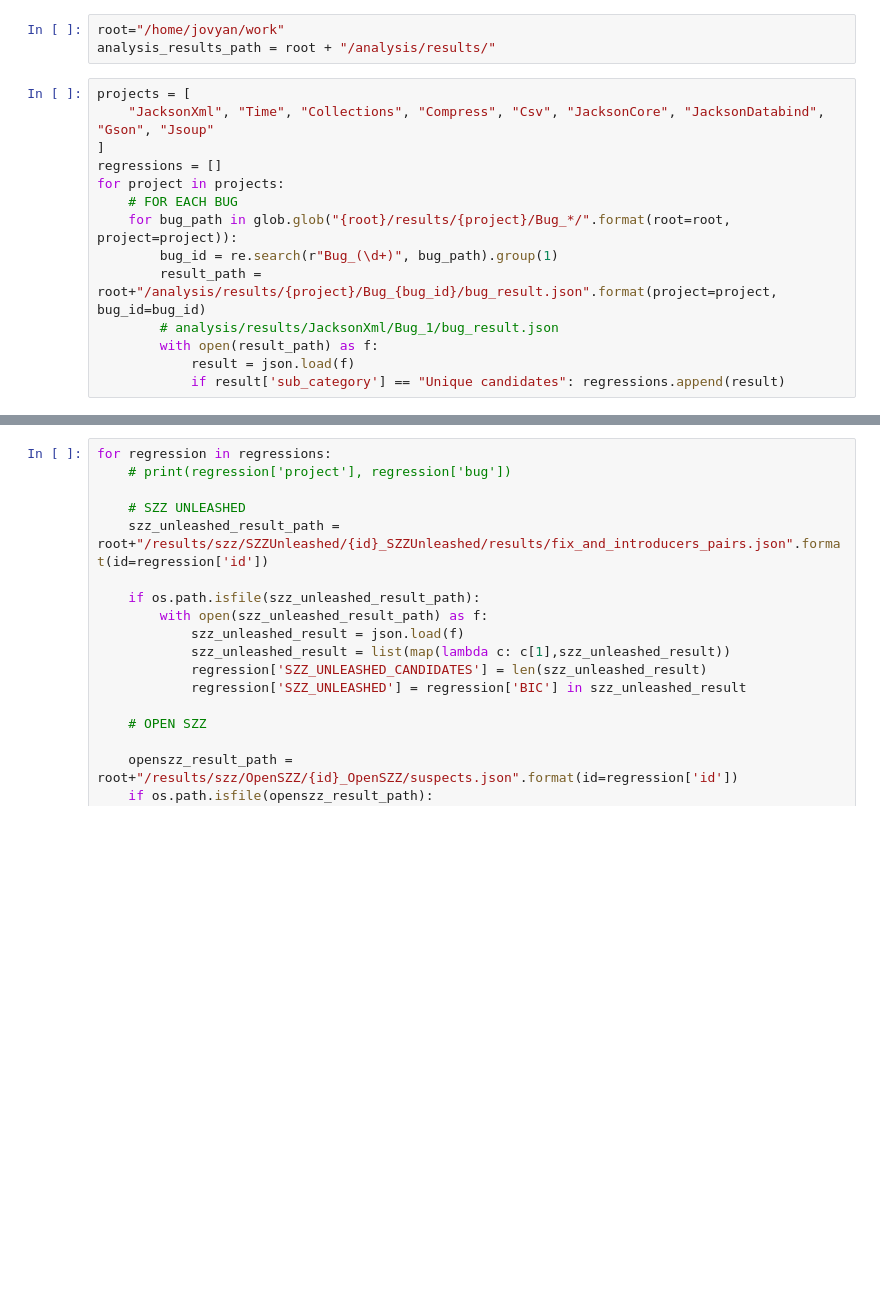
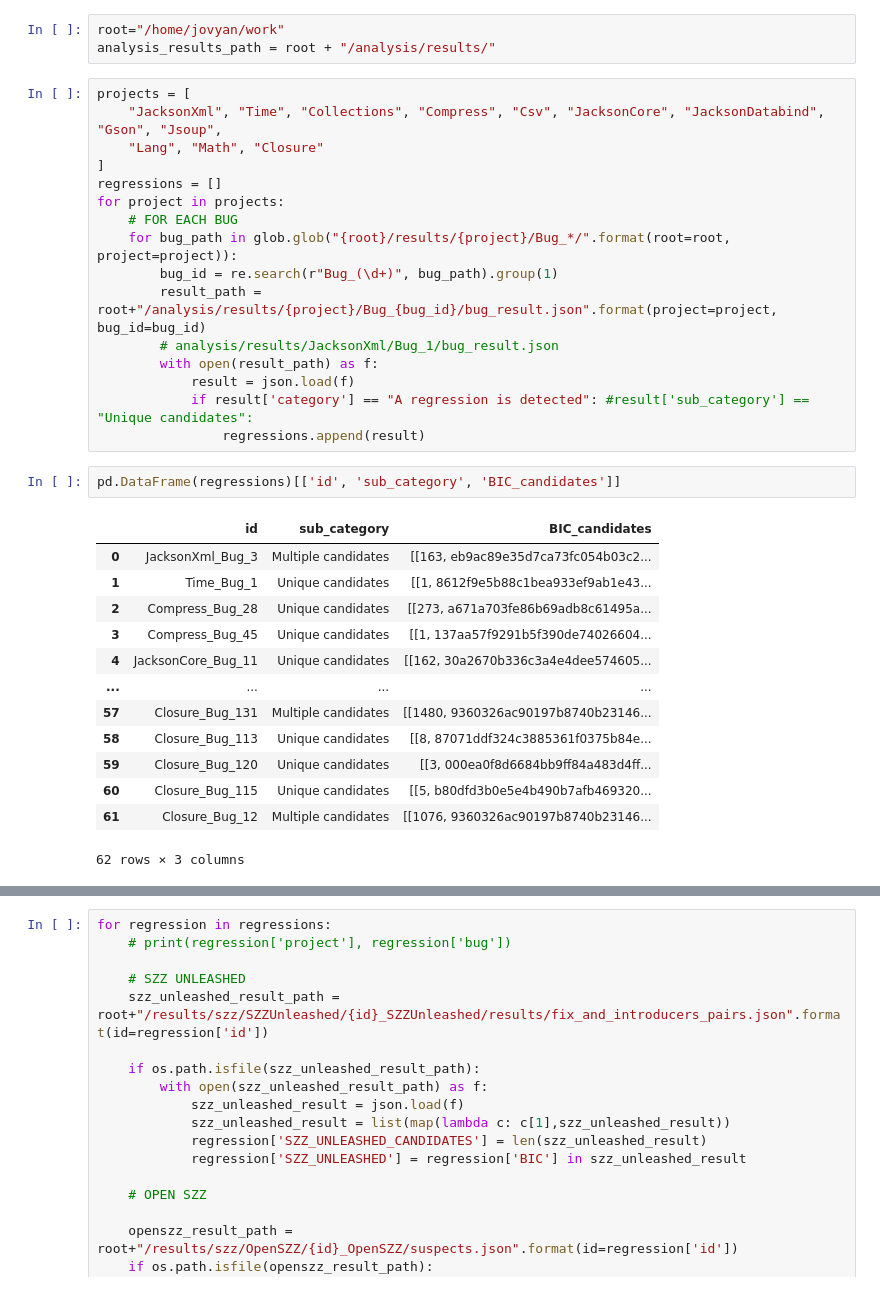
Before and after one commit to codeurjc/BugHunter, a Jupyter notebook: analysis/ComparationWithSZZ.ipynb, the cells around one changed output, grey strips where cells are left out. Drawn from its saved outputs; the diff is of its cells as text; blank space fills up the shorter version.

```diff
--- a/analysis/ComparationWithSZZ.ipynb
+++ b/analysis/ComparationWithSZZ.ipynb
@@ -9,7 +9,8 @@ root="/home/jovyan/work"
 analysis_results_path = root + "/analysis/results/"
 # %%
 projects = [
-    "JacksonXml", "Time", "Collections", "Compress", "Csv", "JacksonCore", "JacksonDatabind", "Gson", "Jsoup"
+    "JacksonXml", "Time", "Collections", "Compress", "Csv", "JacksonCore", "JacksonDatabind", "Gson", "Jsoup",
+    "Lang", "Math", "Closure"
 ]
 regressions = []
 for project in projects:
@@ -20,7 +21,24 @@ for project in projects:
         # analysis/results/JacksonXml/Bug_1/bug_result.json
         with open(result_path) as f:
             result = json.load(f)
-            if result['sub_category'] == "Unique candidates": regressions.append(result)
+            if result['category'] == "A regression is detected": #result['sub_category'] == "Unique candidates":
+                regressions.append(result)
+# %%
+pd.DataFrame(regressions)[['id', 'sub_category', 'BIC_candidates']]
+# %% [output]
+|  | id | sub_category | BIC_candidates |
+| 0 | JacksonXml_Bug_3 | Multiple candidates | [[163, eb9ac89e35d7ca73fc054b03c2... |
+| 1 | Time_Bug_1 | Unique candidates | [[1, 8612f9e5b88c1bea933ef9ab1e43... |
+| 2 | Compress_Bug_28 | Unique candidates | [[273, a671a703fe86b69adb8c61495a... |
+| 3 | Compress_Bug_45 | Unique candidates | [[1, 137aa57f9291b5f390de74026604... |
+| 4 | JacksonCore_Bug_11 | Unique candidates | [[162, 30a2670b336c3a4e4dee574605... |
+| ... | ... | ... | ... |
+| 57 | Closure_Bug_131 | Multiple candidates | [[1480, 9360326ac90197b8740b23146... |
+| 58 | Closure_Bug_113 | Unique candidates | [[8, 87071ddf324c3885361f0375b84e... |
+| 59 | Closure_Bug_120 | Unique candidates | [[3, 000ea0f8d6684bb9ff84a483d4ff... |
+| 60 | Closure_Bug_115 | Unique candidates | [[5, b80dfd3b0e5e4b490b7afb469320... |
+| 61 | Closure_Bug_12 | Multiple candidates | [[1076, 9360326ac90197b8740b23146... |
+62 rows × 3 columns
 # %%
 def simplyfy_candidate(reg):
     reg['BIC'] = reg['BIC_candidates'][0][1]
```
Also changed, not shown: parts of 2 cells of this notebook, 4 other files.
